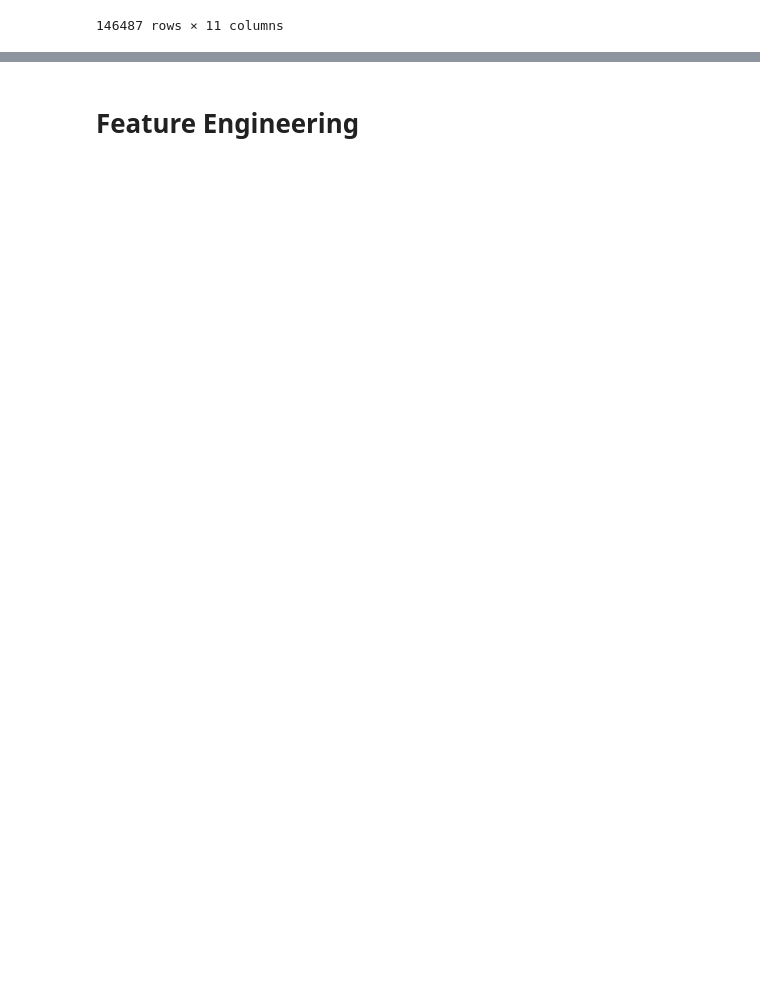
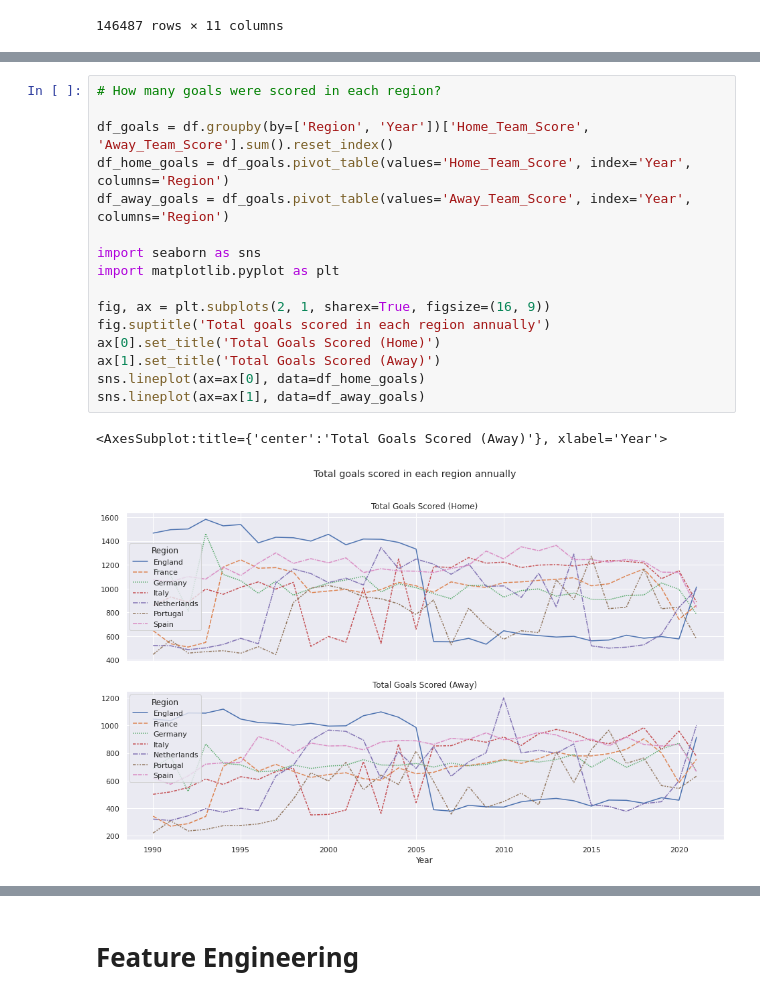
Before and after one commit to Gagan-Sehmbi/Football-Match-Outcome-Prediction, a Jupyter notebook: main.ipynb, the cells around one changed output, grey strips where cells are left out. Drawn from its saved outputs; the diff is of its cells as text; blank space fills up the shorter version.

```diff
--- a/main.ipynb
+++ b/main.ipynb
@@ -231,0 +298,19 @@ What do we want to find out:
+# %%
+# How many goals were scored in each region?
+
+df_goals = df.groupby(by=['Region', 'Year'])['Home_Team_Score', 'Away_Team_Score'].sum().reset_index()
+df_home_goals = df_goals.pivot_table(values='Home_Team_Score', index='Year', columns='Region')
+df_away_goals = df_goals.pivot_table(values='Away_Team_Score', index='Year', columns='Region')
+
+import seaborn as sns
+import matplotlib.pyplot as plt
+
+fig, ax = plt.subplots(2, 1, sharex=True, figsize=(16, 9))
+fig.suptitle('Total goals scored in each region annually')
+ax[0].set_title('Total Goals Scored (Home)')
+ax[1].set_title('Total Goals Scored (Away)')
+sns.lineplot(ax=ax[0], data=df_home_goals)
+sns.lineplot(ax=ax[1], data=df_away_goals)
+# %% [output]
+<AxesSubplot:title={'center':'Total Goals Scored (Away)'}, xlabel='Year'>
+[figure, added]
```
Also changed, not shown: parts of 29 cells of this notebook.
